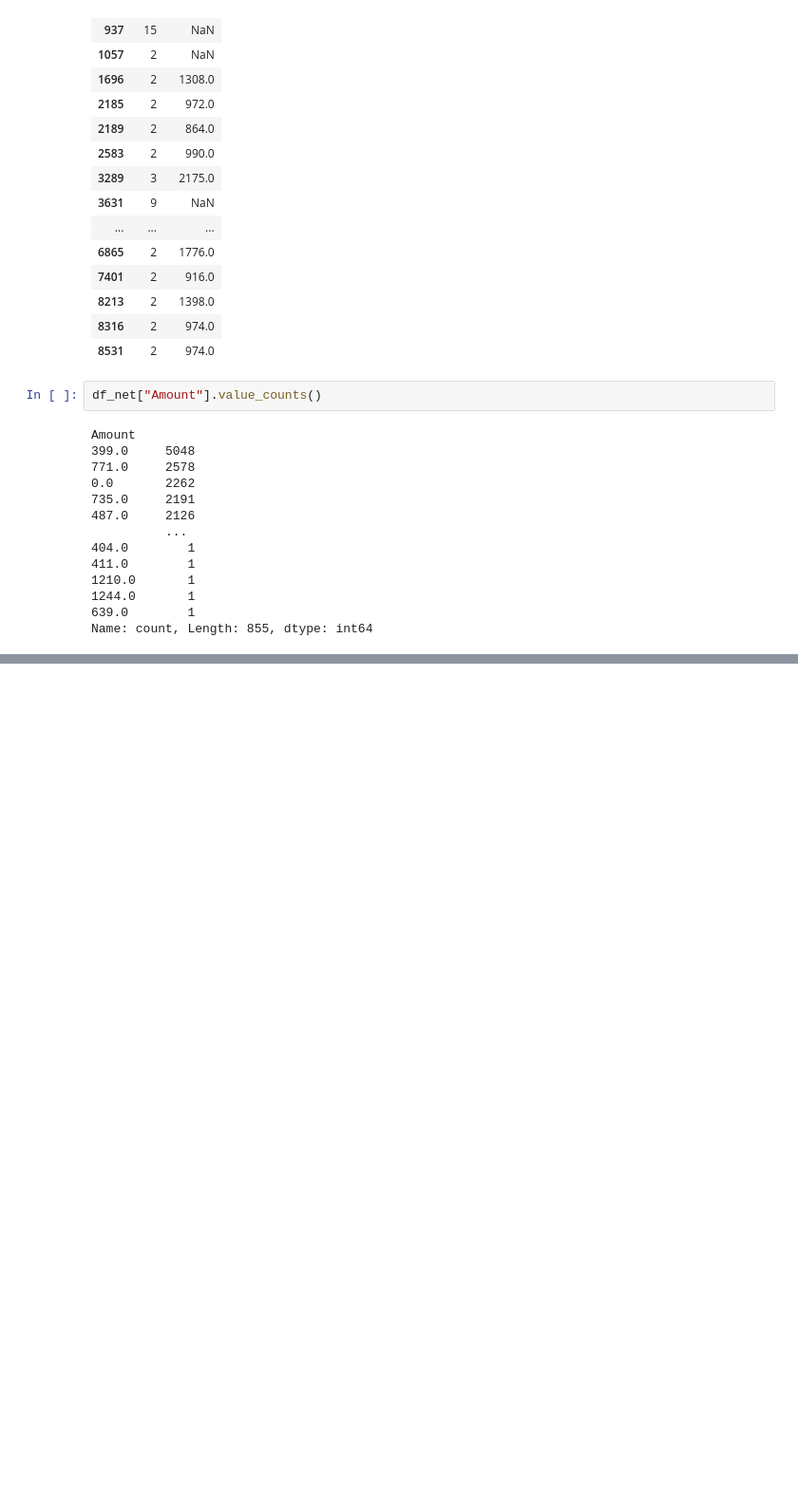
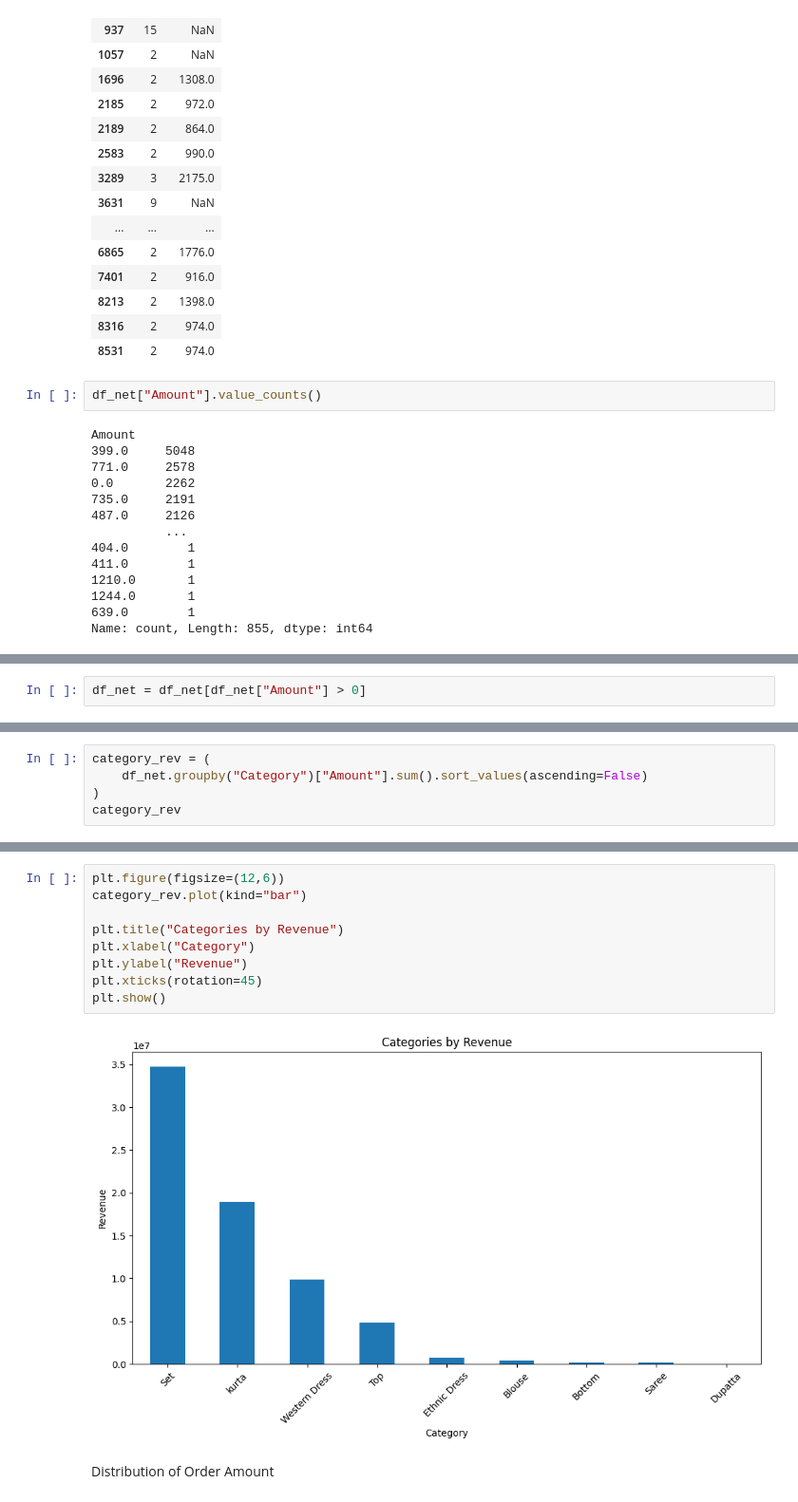
Before and after one commit to anan5093/ecommerce-analysis, a Jupyter notebook: notebooks/Amazon_sales_report.ipynb, the cells around one changed output, grey strips where cells are left out. Shown at 95% size. Drawn from its saved outputs; the diff is of its cells as text; blank space fills up the shorter version.

```diff
--- a/notebooks/Amazon_sales_report.ipynb
+++ b/notebooks/Amazon_sales_report.ipynb
@@ -239,0 +265,2 @@ Name: count, Length: 855, dtype: int64
+# %%
+df_net = df_net[df_net["Amount"] > 0]
@@ -239,0 +356,5 @@ Name: count, Length: 855, dtype: int64
+# %%
+category_rev = (
+    df_net.groupby("Category")["Amount"].sum().sort_values(ascending=False)
+)
+category_rev
@@ -239,0 +373,13 @@ Name: count, Length: 855, dtype: int64
+# %%
+plt.figure(figsize=(12,6))
+category_rev.plot(kind="bar")
+
+plt.title("Categories by Revenue")
+plt.xlabel("Category")
+plt.ylabel("Revenue")
+plt.xticks(rotation=45)
+plt.show()
+# %% [output]
+[figure, added]
+# %% [markdown]
+Distribution of Order Amount
```
Also changed, not shown: parts of 12 cells of this notebook.
